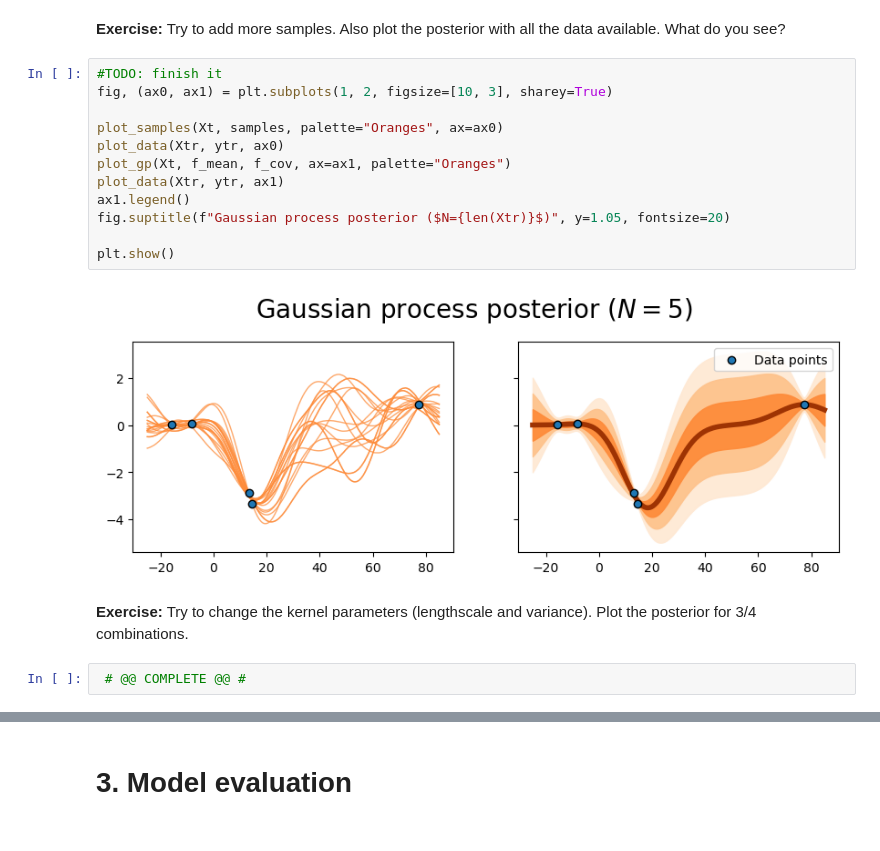
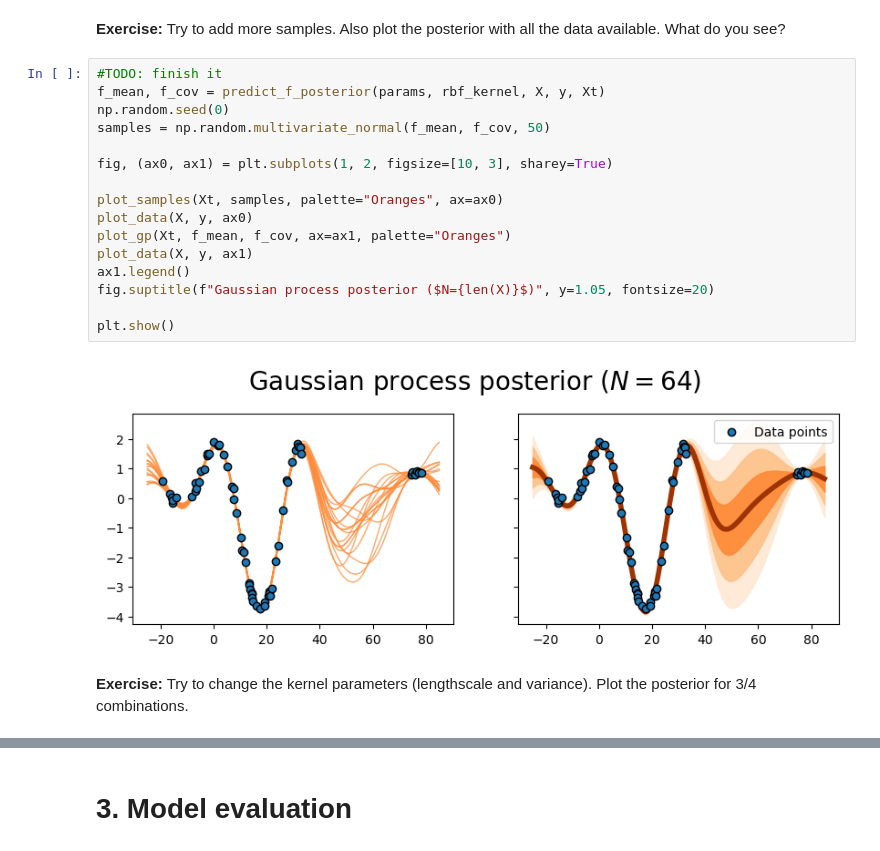
Before and after one commit to francdente/asi-labs, a Jupyter notebook: lab_week2-public/Gaussian_Process_Regression.ipynb, the cells around one changed output, grey strips where cells are left out. Saved outputs shown, nothing was run; the diff lists cells and outputs as text.

```diff
--- a/lab_week2-public/Gaussian_Process_Regression.ipynb
+++ b/lab_week2-public/Gaussian_Process_Regression.ipynb
@@ -293,20 +292,22 @@ diventa molto più confident intorno ai punti osservati, ma non è molto sicuro
 Try to add more samples. Also plot the posterior with all the data available. What do you see?
 # %%
 #TODO: finish it
+f_mean, f_cov = predict_f_posterior(params, rbf_kernel, X, y, Xt)
+np.random.seed(0)
+samples = np.random.multivariate_normal(f_mean, f_cov, 50)
+
 fig, (ax0, ax1) = plt.subplots(1, 2, figsize=[10, 3], sharey=True)
 
 plot_samples(Xt, samples, palette="Oranges", ax=ax0)
-plot_data(Xtr, ytr, ax0)
+plot_data(X, y, ax0)
 plot_gp(Xt, f_mean, f_cov, ax=ax1, palette="Oranges")
-plot_data(Xtr, ytr, ax1)
+plot_data(X, y, ax1)
 ax1.legend()
-fig.suptitle(f"Gaussian process posterior ($N={len(Xtr)}$)", y=1.05, fontsize=20)
+fig.suptitle(f"Gaussian process posterior ($N={len(X)}$)", y=1.05, fontsize=20)
 
 plt.show()
 # %% [output]
-[figure, old version]
+[figure, new version]
 # %% [markdown]
 **Exercise:**
 Try to change the kernel parameters (lengthscale and variance). Plot the posterior for 3/4 combinations.
-# %%
- # @@ COMPLETE @@ #
```
Also changed, not shown: parts of 7 cells of this notebook.
